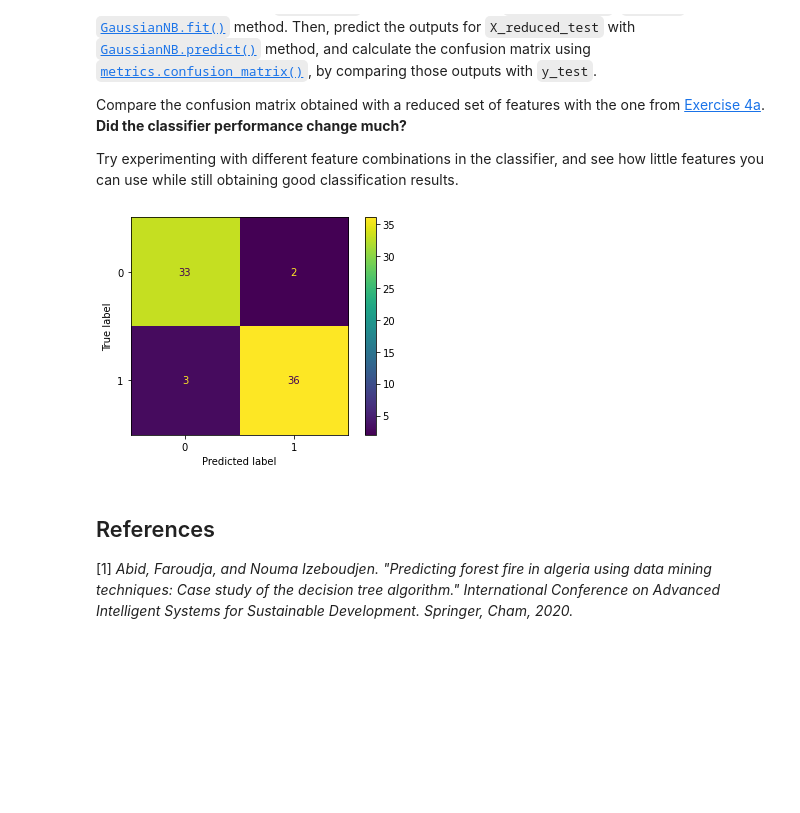
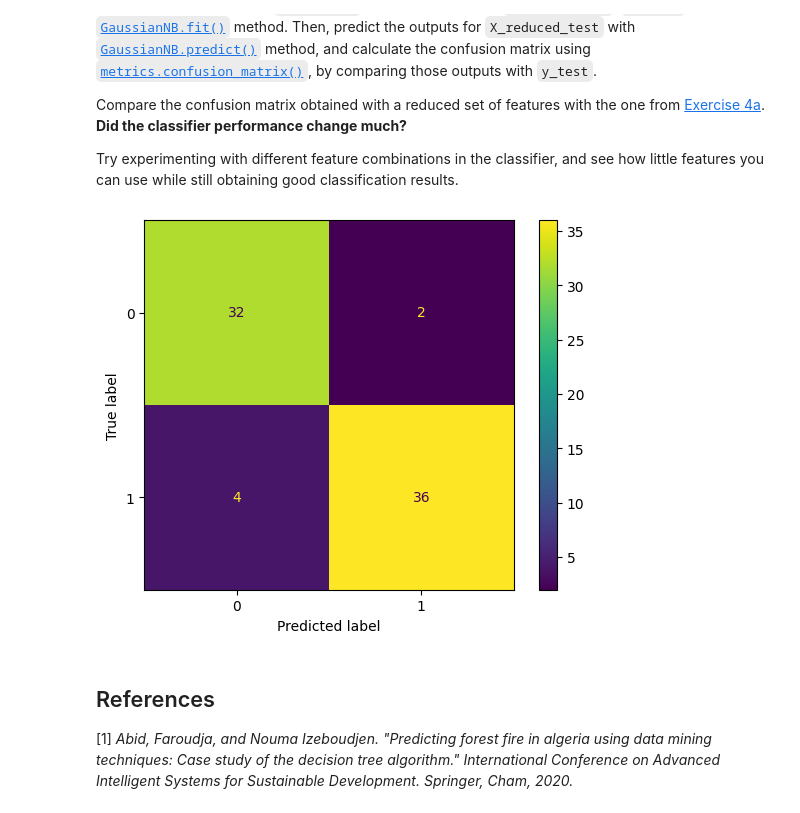
Before and after one commit to Teddiex/CMP3751M-Machine-Learning, a Jupyter notebook: WEEK9/Week9_workshop.ipynb, the cells around one changed output. Saved outputs shown, nothing was run; the diff lists cells and outputs as text; code cells hidden in the pictures; blank space fills up the shorter version.

```diff
--- a/WEEK9/Week9_workshop.ipynb
+++ b/WEEK9/Week9_workshop.ipynb
@@ -449,25 +433,25 @@ Perform the following steps:
 
 _Note: another (cheaty) reason you are asked to use the same `random_state=3` is because this random state actually results in an improvement to the classifier. As we are using quite a small dataset, not all random seeds do -- but adding more data generally helps the classifier in the wild._
 # %%
-X_train_new, X_test_new, y_train_new, y_test_new = train_test_split(
-        X_test, y_test, test_size = 0.5, random_state = random_state)
+X_train_new, X_test_new, y_train_new, y_test_new = train_test_split(X_test, y_test,
+                                                                    test_size = 0.5, random_state = random_state)
 
-model_cont = # ...
-# fit the model to the (old) training data using partial_fit:
-# ...
-cm = # ..
+model_cont = GaussianNB()
+model_cont.partial_fit(X_train, y_train, np.unique(y_train))
 
+
+cm = metrics.confusion_matrix(model_cont.predict(X_test), y_test)
 disp = metrics.ConfusionMatrixDisplay(confusion_matrix=cm)
 disp.plot()
 
-cm_small = # ...
+cm_small = metrics.confusion_matrix(model_cont.predict(X_test_new), y_test_new)
 disp_small = metrics.ConfusionMatrixDisplay(confusion_matrix=cm_small)
 disp_small.plot()
 
-# fit the model to more training data using partial_fit:
-# ...
 
-cm_after = # ...
+model_cont.partial_fit(X_train_new, y_train_new)
+
+cm_after = metrics.confusion_matrix(model_cont.predict(X_test_new), y_test_new)
 disp_after = metrics.ConfusionMatrixDisplay(confusion_matrix=cm_after)
 disp_after.plot()
 
@@ -512,21 +496,23 @@ Compare the confusion matrix obtained with a reduced set of features with the on
 
 Try experimenting with different feature combinations in the classifier, and see how little features you can use while still obtaining good classification results.
 # %%
-X_reduced = fires_df.values # replace this line to select only 5 features from the dataset
+#Remove
+#- BUI
+#- DC
+#- FWI
+#- FFMC
+#- Temp
+
+X_reduced = fires_df[['RH', 'Ws', 'Rain', 'DMC', 'ISI']].values
 X_reduced_train, X_reduced_test = X_reduced[train_idx], X_reduced[test_idx]
-
-model_reduced = # ...
-
-# fit the model to the data:
-
-# predict the results and calculate confusion matrix:
-cm_reduced = # ...
-
+model_reduced = GaussianNB()
+model_reduced.fit(X_reduced_train, y_train)
+cm_reduced = metrics.confusion_matrix(model_reduced.predict(X_reduced_test), y_test)
 disp_after = metrics.ConfusionMatrixDisplay(confusion_matrix=cm_reduced)
 disp_after.plot()
 plt.show()
 # %% [output]
-[figure, old version]
+[figure, new version]
 # %% [markdown]
 ## References
 
```
Also changed, not shown: parts of 4 cells of this notebook, 4 other files.
